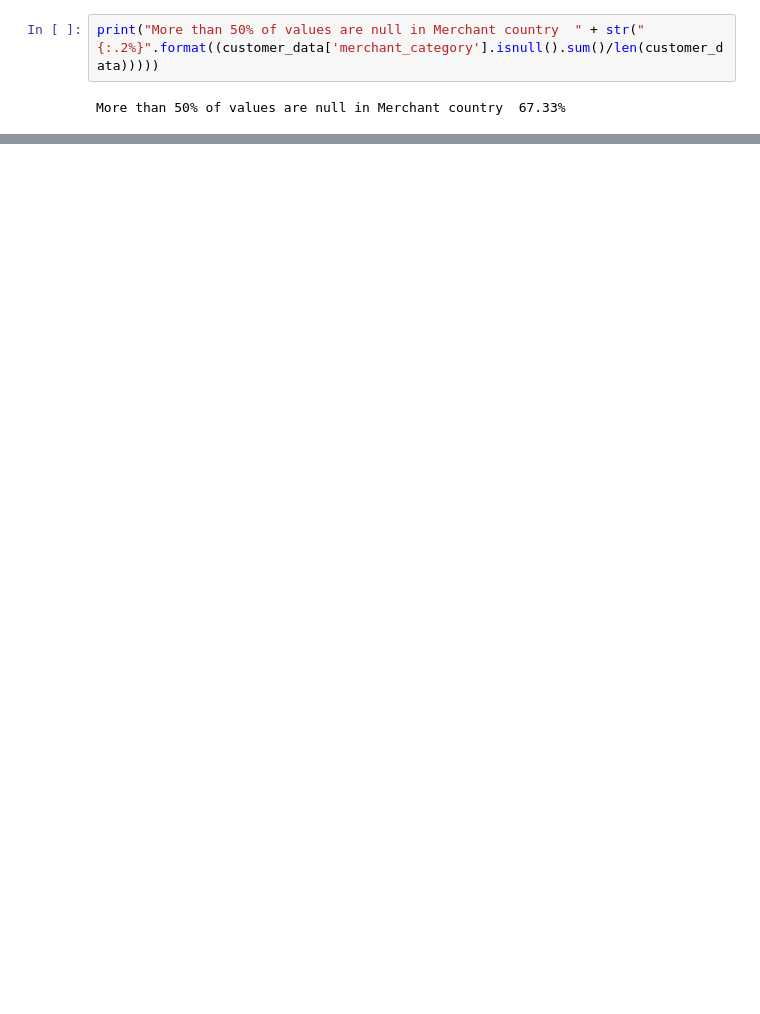
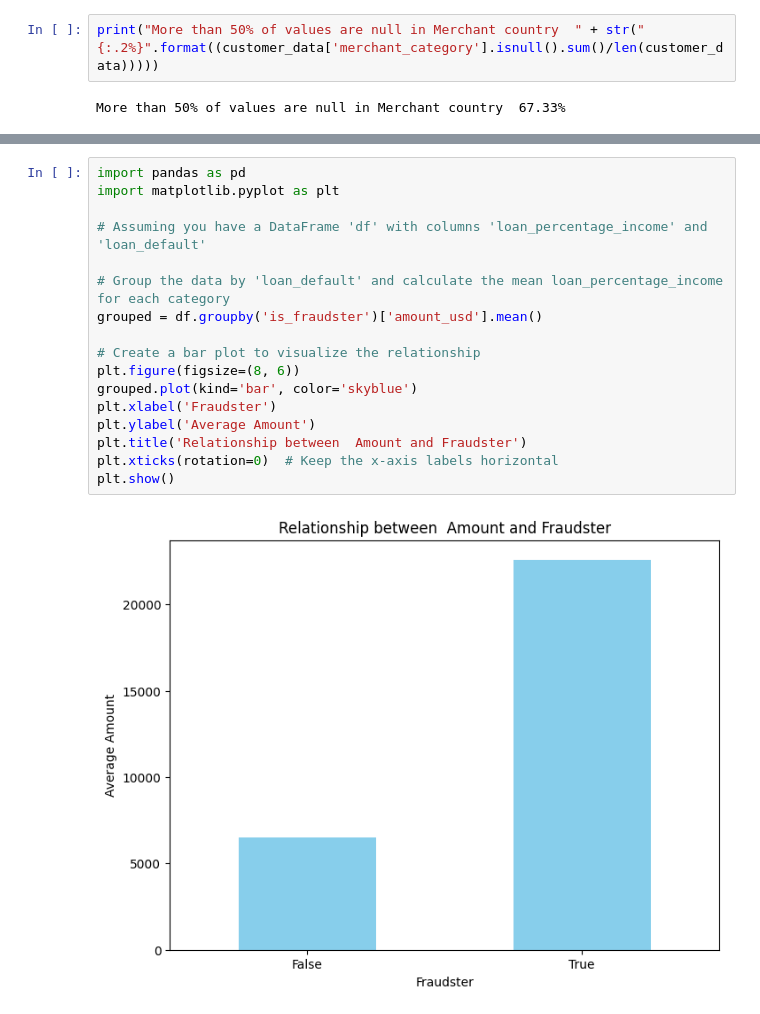
Before and after one commit to nikhilbansal23/Fraudsters-Detection, a Jupyter notebook: Fraudsters_Detection.ipynb, the cells around one changed output, grey strips where cells are left out. Drawn from its saved outputs; the diff is of its cells as text; blank space fills up the shorter version.

```diff
--- a/Fraudsters_Detection.ipynb
+++ b/Fraudsters_Detection.ipynb
@@ -81,0 +173,19 @@ customer_data.head(5)
+# %%
+import pandas as pd
+import matplotlib.pyplot as plt
+
+# Assuming you have a DataFrame 'df' with columns 'loan_percentage_income' and 'loan_default'
+
+# Group the data by 'loan_default' and calculate the mean loan_percentage_income for each category
+grouped = df.groupby('is_fraudster')['amount_usd'].mean()
+
+# Create a bar plot to visualize the relationship
+plt.figure(figsize=(8, 6))
+grouped.plot(kind='bar', color='skyblue')
+plt.xlabel('Fraudster')
+plt.ylabel('Average Amount')
+plt.title('Relationship between  Amount and Fraudster')
+plt.xticks(rotation=0)  # Keep the x-axis labels horizontal
+plt.show()
+# %% [output]
+[figure, added]
```
Also changed, not shown: parts of 31 cells of this notebook.
